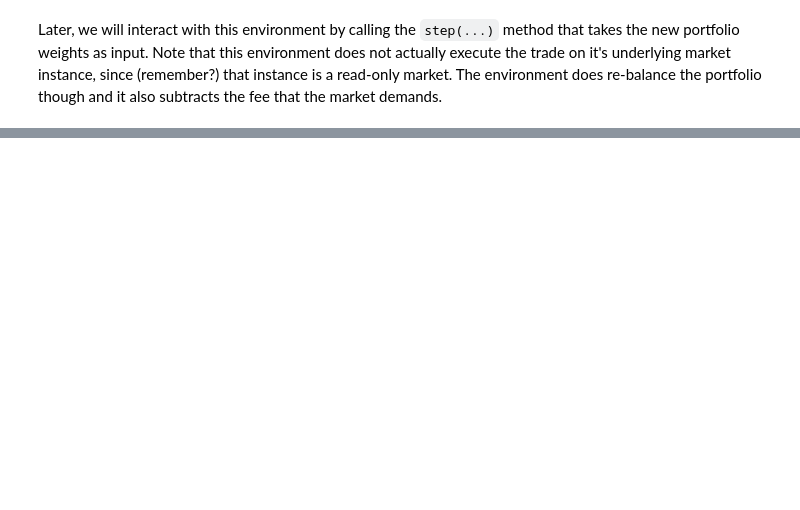
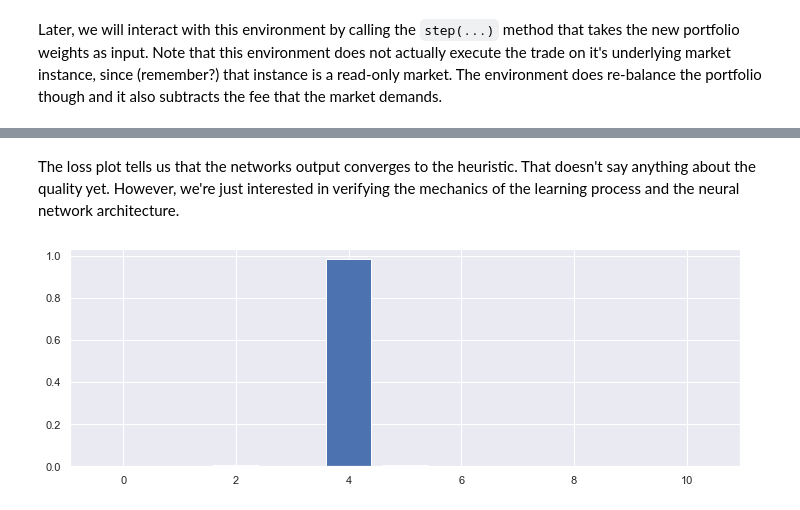
Before and after one commit to smurve/cfds-capstone, a Jupyter notebook: Supervised_Learning.ipynb, the cells around one changed output, grey strips where cells are left out. Saved outputs shown, nothing was run; the diff lists cells and outputs as text; code cells hidden in the pictures; blank space fills up the shorter version.

```diff
--- a/Supervised_Learning.ipynb
+++ b/Supervised_Learning.ipynb
@@ -177,0 +269,6 @@ We feed a history of 7 prices from 2 different assets (stocks) into the network.
+# %% [markdown]
+The loss plot tells us that the networks output converges to the heuristic. That doesn't say anything about the quality yet. However, we're just interested in verifying the mechanics of the learning process and the neural network architecture.
+# %%
+plt.bar(x = range(11), height=actor(batch[700:701]).numpy()[0]);
+# %% [output]
+[figure, added]
```
Also changed, not shown: parts of 38 cells of this notebook, 5 other files.
